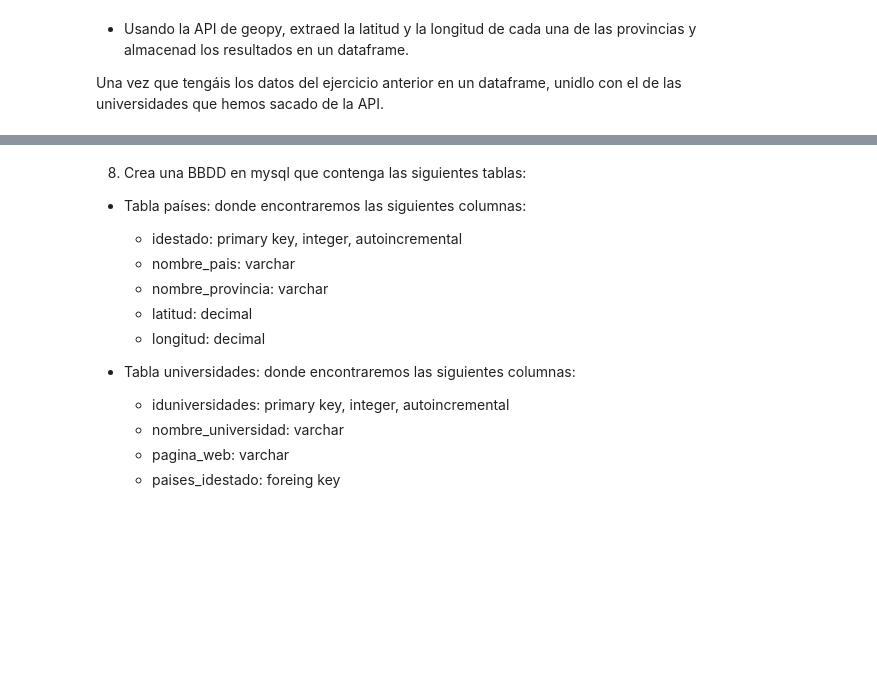
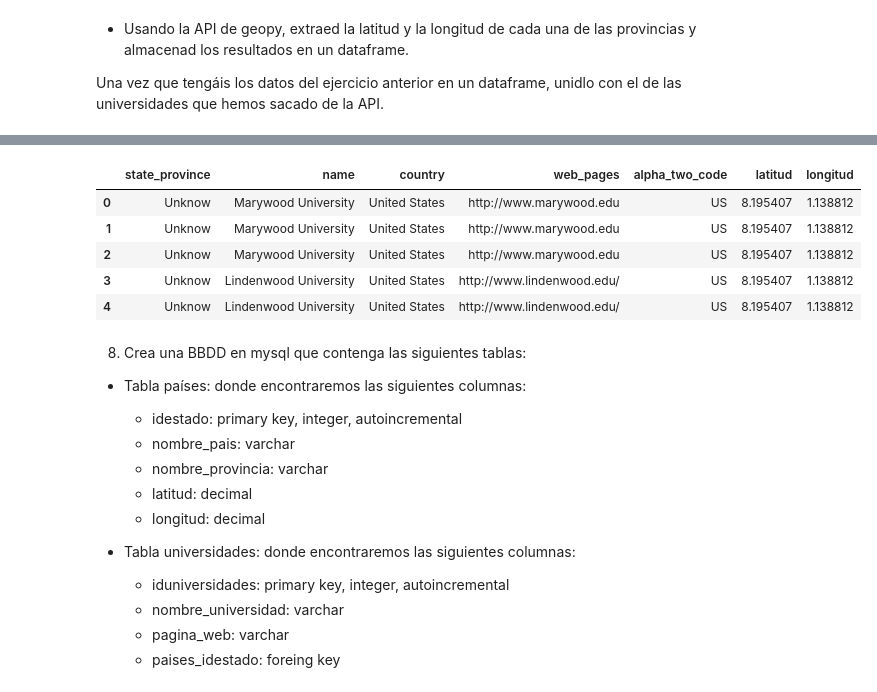
Before and after one commit to Adalab/DA-promoD-mod2-sprint2-Estibaliz, a Jupyter notebook: notebooks/evaluacion2-modulo2.ipynb, the cells around one changed output, grey strips where cells are left out. Saved outputs shown, nothing was run; the diff lists cells and outputs as text; code cells hidden in the pictures; blank space fills up the shorter version.

```diff
--- a/evaluacion2-modulo2.ipynb
+++ b/notebooks/evaluacion2-modulo2.ipynb
@@ -409,0 +451,21 @@ Una vez que tengáis los datos del ejercicio anterior en un dataframe, unidlo co
+# %%
+# creamos tres listas, una con las provincias de los tres df y otras dos vacías
+# utilizamos un bucle for para iterar sobre cada provincia de la lista y luego usamos la librerio geopy para obtener las coordenadas
+# (latitud y longitud) de cada provincia, y con .append() las añadimos a las litas vacías
+# creamos un diccionario con las keys donde los values se toman de las tres listas
+# por ultimo creamos un dataframe a partir del diccionario
+
+provincias = list(prov_eeuu) + list(prov_canada) + list(prov_argentina)
+latitud = []
+longitud = []
+
+for i in provincias:
+
+    geolocator = Nominatim(user_agent="Esti")
+    location = geolocator.geocode(i)
+    latitud.append(location.latitude)
+    longitud.append(location.longitude)
+
+diccionario_datos = {'state_province':provincias, 'latitud':latitud, 'longitud':longitud}
+
+df_coordenadas = pd.DataFrame(diccionario_datos)
@@ -410,3 +481,15 @@ Una vez que tengáis los datos del ejercicio anterior en un dataframe, unidlo co
+# %%
+# utilizamos el método .merge()  para combinar dos DataFrames, por defecto 'inner', que nos devolverá solo las filas que tienen coincidencias en ambas tablas.
+
+df_final = df_paises.merge(df_coordenadas, how='inner')
+df_final.head()
+# %% [output]
+|  | state_province | name | country | web_pages | alpha_two_code | latitud | longitud |
+| 0 | Unknow | Marywood University | United States | http://www.marywood.edu | US | 8.195407 | 1.138812 |
+| 1 | Unknow | Marywood University | United States | http://www.marywood.edu | US | 8.195407 | 1.138812 |
+| 2 | Unknow | Marywood University | United States | http://www.marywood.edu | US | 8.195407 | 1.138812 |
+| 3 | Unknow | Lindenwood University | United States | http://www.lindenwood.edu/ | US | 8.195407 | 1.138812 |
+| 4 | Unknow | Lindenwood University | United States | http://www.lindenwood.edu/ | US | 8.195407 | 1.138812 |
 # %% [markdown]
 8. Crea una BBDD en mysql que contenga las siguientes tablas:
 
```
Also changed, not shown: parts of 52 cells of this notebook, 1 other file.
